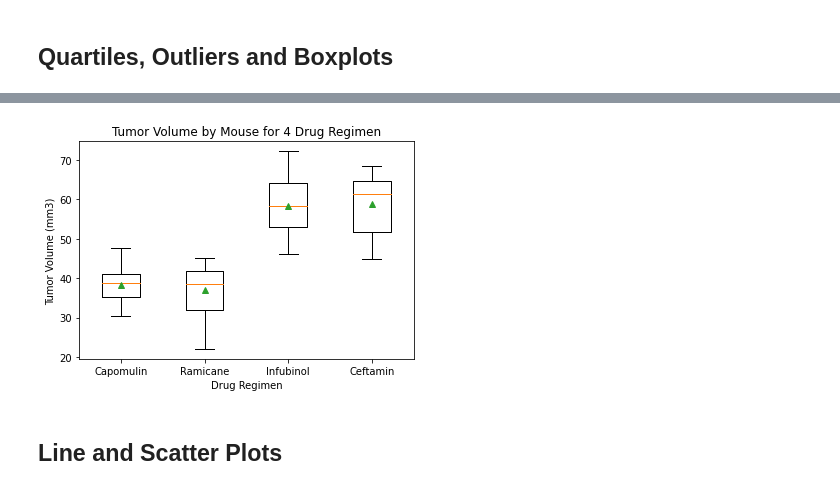
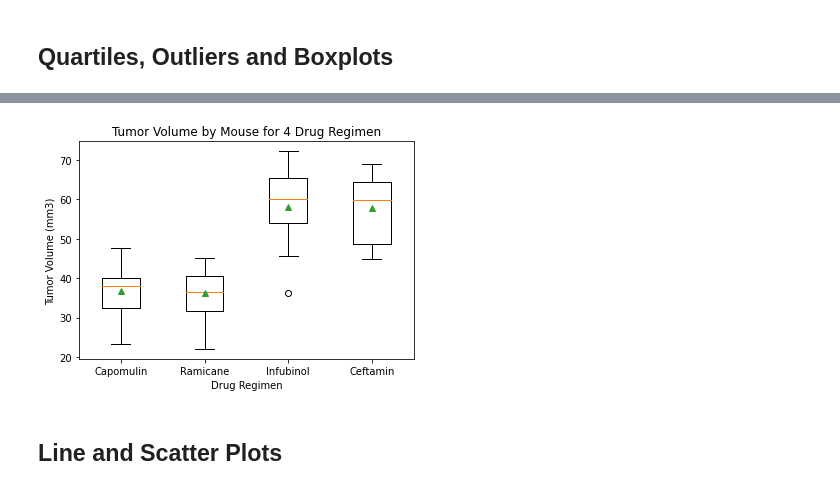
Before and after one commit to tarakp/Data_Analytics, a Jupyter notebook: 05-Matplotlib-Challenge/pymaceuticals_starter.ipynb, the cells around one changed output, grey strips where cells are left out. Cells and saved outputs as stored; diff of their text form; code cells hidden in the pictures.

```diff
--- a/05-Matplotlib-Challenge/pymaceuticals_starter.ipynb
+++ b/05-Matplotlib-Challenge/pymaceuticals_starter.ipynb
@@ -283,57 +292,42 @@ Total volume above 105.135493215 could be the outliers
 # %%
 ## Generate a box plot of the final tumor volume of each mouse across four regimens of interest
-# times = scc_45_4_reg_df['Tumor Volume (mm3)']
-# times
-# fig1, ax1 = plt.subplots()
-# ax1.set_title('Tumor Volume by Mouse for 4 Drug Regimen')
-# ax1.boxplot(times, showmeans=True)
-# plt.show()
 
-# scc_4_reg_cap_df = scc_df_drop_duplicate[((scc_df_drop_duplicate['Drug Regimen'] == 'Capomulin') & (scc_df_drop_duplicate['Timepoint'] == 45))].reset_index()
-# scc_4_reg_cap_df
-# scc_4_reg_ram_df = scc_df_drop_duplicate[((scc_df_drop_duplicate['Drug Regimen'] == 'Ramicane') & (scc_df_drop_duplicate['Timepoint'] == 45))].reset_index()
-# scc_4_reg_ram_df
-# # # scc_4_reg_inf_df = scc_df_drop_duplicate[((scc_df_drop_duplicate['Drug Regimen'] == 'Infubinol') & (scc_df_drop_duplicate['Timepoint'] == 45))].reset_index()
-# # # scc_4_reg_inf_df
-# # scc_4_reg_cef_df = scc_df_drop_duplicate[((scc_df_drop_duplicate['Drug Regimen'] == 'Ceftamin') & (scc_df_drop_duplicate['Timepoint'] == 45))].reset_index()
-# # scc_4_reg_cef_df
 
 final_df = scc_df_drop_duplicate[['Mouse ID', 'Drug Regimen', 'Timepoint', 'Age_months', 'Weight (g)', 'Tumor Volume (mm3)']]
 
 scc_4_reg_cap_df = final_df[(final_df['Drug Regimen'] == 'Capomulin')]
-scc_age_cap_df = scc_4_reg_cap_df.groupby(['Age_months']).last()
+scc_age_cap_df = scc_4_reg_cap_df.groupby(['Mouse ID']).last().reset_index()
 scc_age_cap_df
 
 scc_4_reg_ram_df = final_df[(final_df['Drug Regimen'] == 'Ramicane')]
-scc_age_ram_df = scc_4_reg_ram_df.groupby(['Age_months']).last()
+scc_age_ram_df = scc_4_reg_ram_df.groupby(['Mouse ID']).last().reset_index()
 scc_age_ram_df
 
 scc_4_reg_inf_df = final_df[(final_df['Drug Regimen'] == 'Infubinol')]
-scc_age_inf_df = scc_4_reg_inf_df.groupby(['Age_months']).last()
+scc_age_inf_df = scc_4_reg_inf_df.groupby(['Mouse ID']).last().reset_index()
 scc_age_inf_df
 
 scc_4_reg_cef_df = final_df[(final_df['Drug Regimen'] == 'Ceftamin')]
-scc_age_cef_df = scc_4_reg_cef_df.groupby(['Age_months']).last()
+scc_age_cef_df = scc_4_reg_cef_df.groupby(['Mouse ID']).last().reset_index()
 scc_age_cef_df
-
 
 times = {'Capomulin': scc_age_cap_df['Tumor Volume (mm3)'],
          'Ramicane': scc_age_ram_df['Tumor Volume (mm3)'],
          'Infubinol': scc_age_inf_df['Tumor Volume (mm3)'],
          'Ceftamin': scc_age_cef_df['Tumor Volume (mm3)']}
 times
 
 
 
 fig1, ax1 = plt.subplots()
 ax1.set_title('Tumor Volume by Mouse for 4 Drug Regimen')
 ax1.boxplot(times.values(), showmeans=True)
 ax1.set_xticklabels(times.keys())
 ax1.set_ylabel('Tumor Volume (mm3)')
 ax1.set_xlabel('Drug Regimen')
 plt.show()
 # %% [output]
-[figure, old version]
+[figure, new version]
 # %% [markdown]
 ## Line and Scatter Plots
 # %%
```
Also changed, not shown: parts of 6 cells of this notebook, 1 other file.
